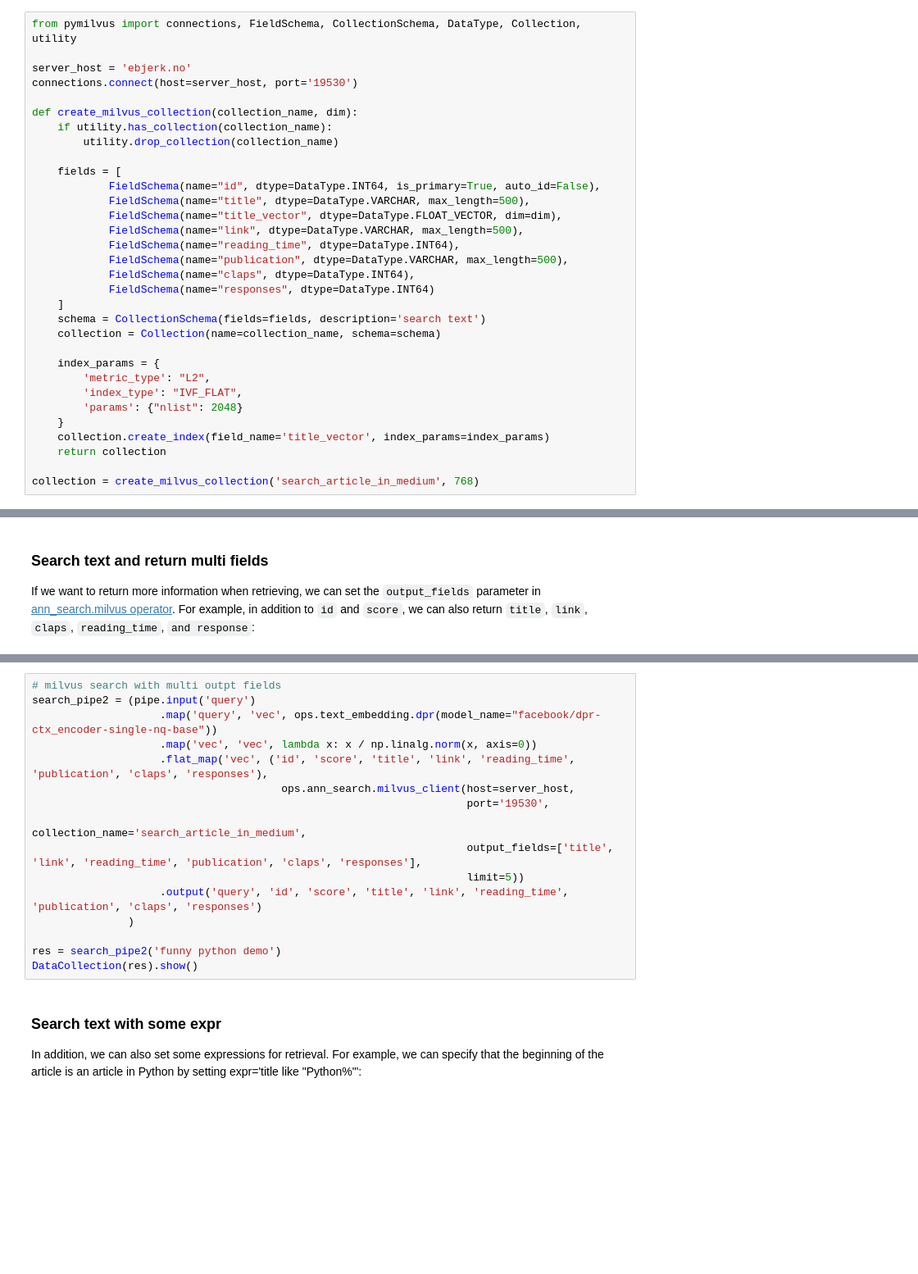
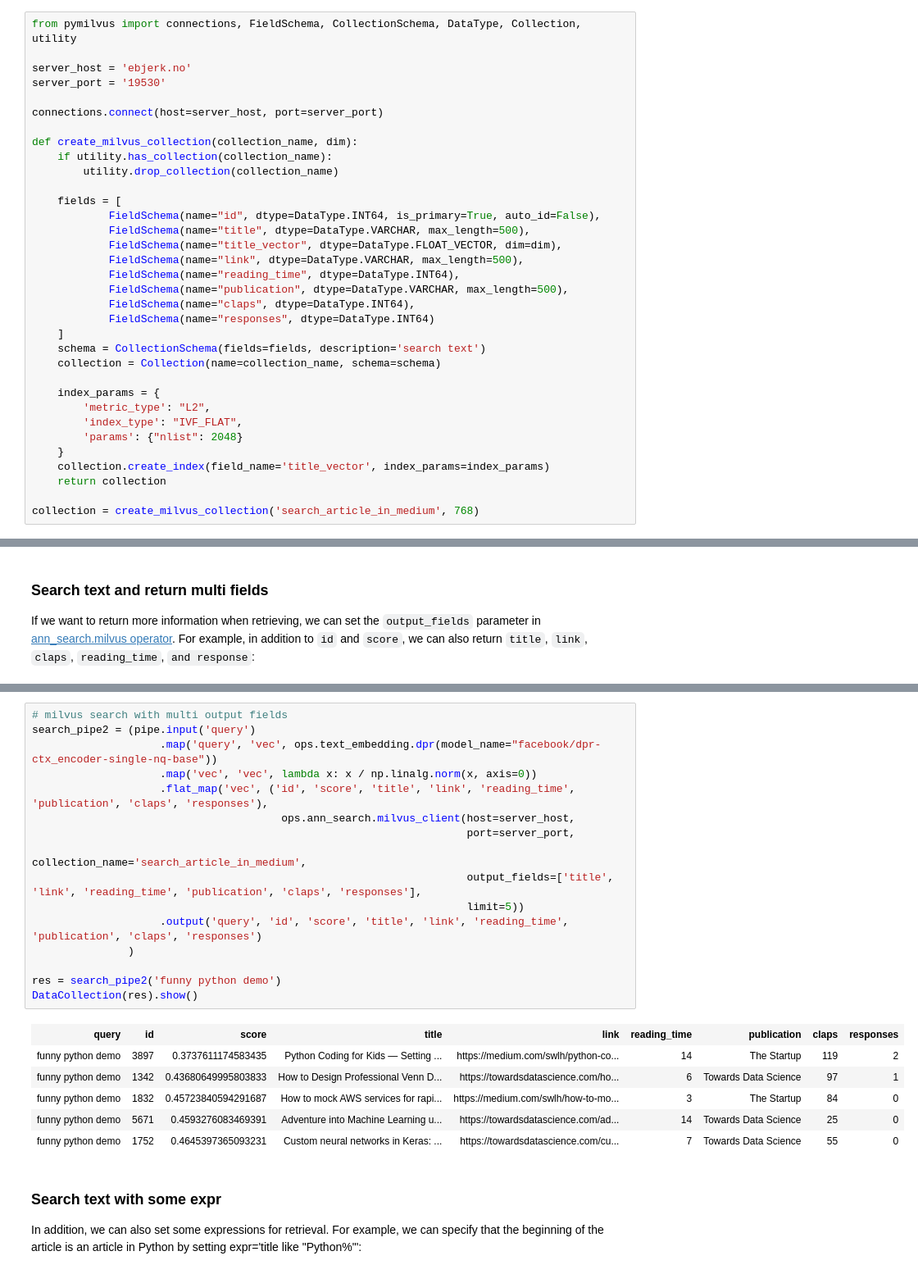
Before and after one commit to williamaredal/Milvus-Vector-Database, a Jupyter notebook: search_article_in_medium.ipynb, the cells around one changed output, grey strips where cells are left out. Shown: that part at 82% size. Saved outputs shown, nothing was run; the diff lists cells and outputs as text; blank space fills up the shorter version.

Commit message:
Preparation for demo and preparation for vectorisation

```diff
--- a/search_article_in_medium.ipynb
+++ b/search_article_in_medium.ipynb
@@ -139,7 +181,9 @@ We need to create a collection in Milvus first, which contains multiple fields o
 from pymilvus import connections, FieldSchema, CollectionSchema, DataType, Collection, utility
 
 server_host = 'ebjerk.no'
-connections.connect(host=server_host, port='19530')
+server_port = '19530'
+
+connections.connect(host=server_host, port=server_port)
 
 def create_milvus_collection(collection_name, dim):
     if utility.has_collection(collection_name):
@@ -238,19 +317,26 @@ DataCollection(res).show()
 # %%
-# milvus search with multi outpt fields
+# milvus search with multi output fields
 search_pipe2 = (pipe.input('query')
                     .map('query', 'vec', ops.text_embedding.dpr(model_name="facebook/dpr-ctx_encoder-single-nq-base"))
                     .map('vec', 'vec', lambda x: x / np.linalg.norm(x, axis=0))
                     .flat_map('vec', ('id', 'score', 'title', 'link', 'reading_time', 'publication', 'claps', 'responses'),
                                        ops.ann_search.milvus_client(host=server_host,
-                                                                    port='19530',
+                                                                    port=server_port,
                                                                     collection_name='search_article_in_medium',
                                                                     output_fields=['title', 'link', 'reading_time', 'publication', 'claps', 'responses'],
                                                                     limit=5))
                     .output('query', 'id', 'score', 'title', 'link', 'reading_time', 'publication', 'claps', 'responses')
                )
 
 res = search_pipe2('funny python demo')
 DataCollection(res).show()
+# %% [output]
+| query | id | score | title | link | reading_time | publication | claps | responses |
+| funny python demo | 3897 | 0.3737611174583435 | Python Coding for Kids — Setting ... | https://medium.com/swlh/python-co... | 14 | The Startup | 119 | 2 |
+| funny python demo | 1342 | 0.43680649995803833 | How to Design Professional Venn D... | https://towardsdatascience.com/ho... | 6 | Towards Data Science | 97 | 1 |
+| funny python demo | 1832 | 0.45723840594291687 | How to mock AWS services for rapi... | https://medium.com/swlh/how-to-mo... | 3 | The Startup | 84 | 0 |
+| funny python demo | 5671 | 0.4593276083469391 | Adventure into Machine Learning u... | https://towardsdatascience.com/ad... | 14 | Towards Data Science | 25 | 0 |
+| funny python demo | 1752 | 0.4645397365093231 | Custom neural networks in Keras: ... | https://towardsdatascience.com/cu... | 7 | Towards Data Science | 55 | 0 |
 # %% [markdown]
 ### Search text with some expr
 
```
Also changed, not shown: parts of 17 cells of this notebook.
